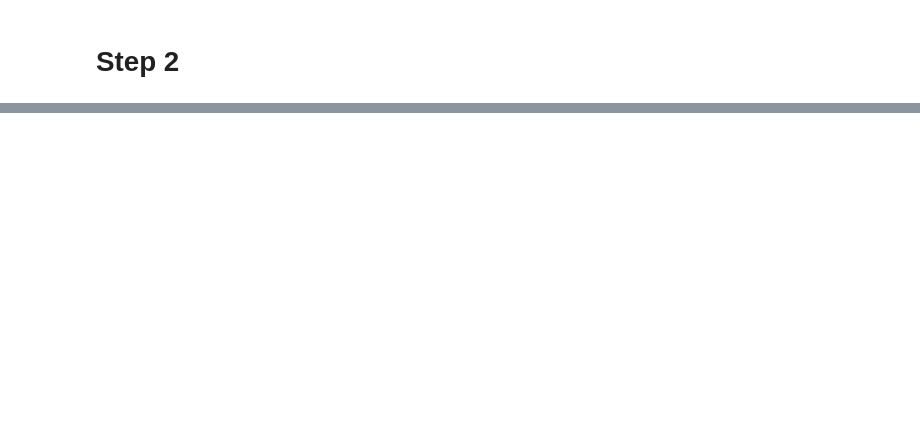
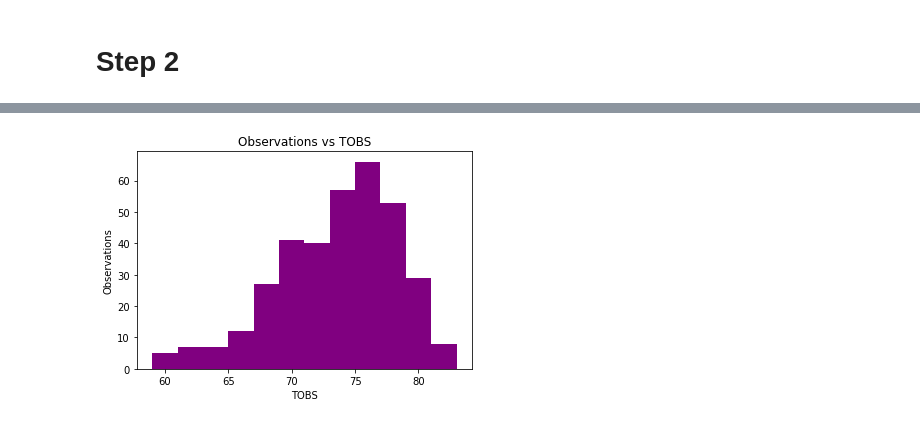
Before and after one commit to lopezmarco81/SMU_Data_1221_homework, a Jupyter notebook: 10 - Advanced_Data_Storage_and_Retrieval/SQL_Alchemy_HW10_ML.ipynb, the cells around one changed output, grey strips where cells are left out. Cells and saved outputs as stored; diff of their text form; code cells hidden in the pictures; blank space fills up the shorter version.

```diff
--- a/10 - Advanced_Data_Storage_and_Retrieval/SQL_Alchemy_HW10_ML.ipynb
+++ b/10 - Advanced_Data_Storage_and_Retrieval/SQL_Alchemy_HW10_ML.ipynb
@@ -280,0 +337,17 @@ plt.show()
+# %%
+query = """
+        SELECT
+        station,
+          date,
+          tobs
+        FROM
+            measurement
+        where
+            date >= '2016-08-23'
+        and station = 'USC00519281'
+        order by
+            date asc
+        """
+df2 = pd.read_sql(query, conn)
+df2["date"] = pd.to_datetime(df2["date"])
+df2.head()
@@ -280,0 +361,8 @@ plt.show()
+# %%
+plt.hist(df2.tobs, bins=12, color = 'purple')
+plt.xlabel('TOBS')
+plt.ylabel('Observations')
+plt.title('Observations vs TOBS')
+plt.show()
+# %% [output]
+[figure, added]
```
Also changed, not shown: parts of 7 cells of this notebook.
